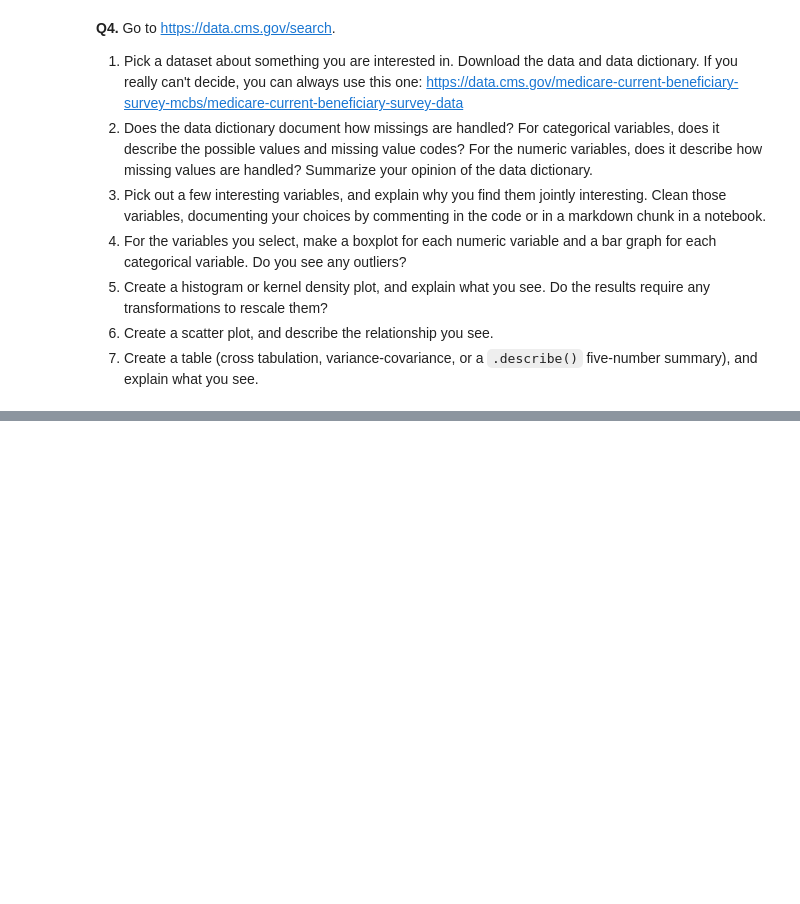
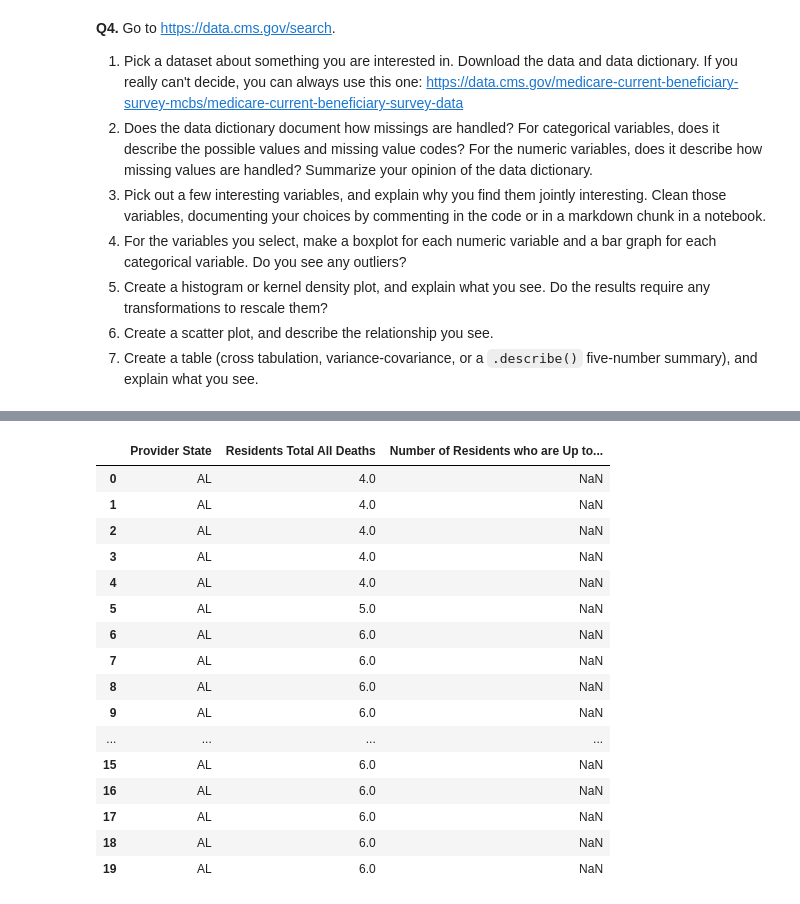
Before and after one commit to l-e13/visualization, a Jupyter notebook: assignment/assignment.ipynb, the cells around one changed output, grey strips where cells are left out. Drawn from its saved outputs; the diff is of its cells as text; code cells hidden in the pictures; blank space fills up the shorter version.

```diff
--- a/assignment/assignment.ipynb
+++ b/assignment/assignment.ipynb
@@ -257,0 +272,9 @@ For some context, the Federal government ultimately spent about $4.4 trillion in
+# %%
+import numpy as np # Import the numpy package into your workspace
+import matplotlib.pyplot as plt # Import matplotlib into your workspace
+import pandas as pd  # Import the pandas package into your workspace
+
+path = '/content/COVID-19 Nursing Home Data 09.15.2024.csv'
+df = pd.read_csv(path, low_memory=False)
+
+df.head()
@@ -257,0 +289,28 @@ For some context, the Federal government ultimately spent about $4.4 trillion in
+# %%
+# making a separate dataframe with just my specific variables of interest
+
+selected_variables = ['Provider State',
+                    'Residents Total All Deaths',
+                    'Number of Residents who are Up to Date on COVID-19 Vaccinations, 14 Days or More Before Positive Test']
+
+df_selected = df[selected_variables]
+
+df_selected.head(20)
+# %% [output]
+|  | Provider State | Residents Total All Deaths | Number of Residents who are Up to... |
+| 0 | AL | 4.0 | NaN |
+| 1 | AL | 4.0 | NaN |
+| 2 | AL | 4.0 | NaN |
+| 3 | AL | 4.0 | NaN |
+| 4 | AL | 4.0 | NaN |
+| 5 | AL | 5.0 | NaN |
+| 6 | AL | 6.0 | NaN |
+| 7 | AL | 6.0 | NaN |
+| 8 | AL | 6.0 | NaN |
+| 9 | AL | 6.0 | NaN |
+| ... | ... | ... | ... |
+| 15 | AL | 6.0 | NaN |
+| 16 | AL | 6.0 | NaN |
+| 17 | AL | 6.0 | NaN |
+| 18 | AL | 6.0 | NaN |
+| 19 | AL | 6.0 | NaN |
```
Also changed, not shown: parts of 4 cells of this notebook.
